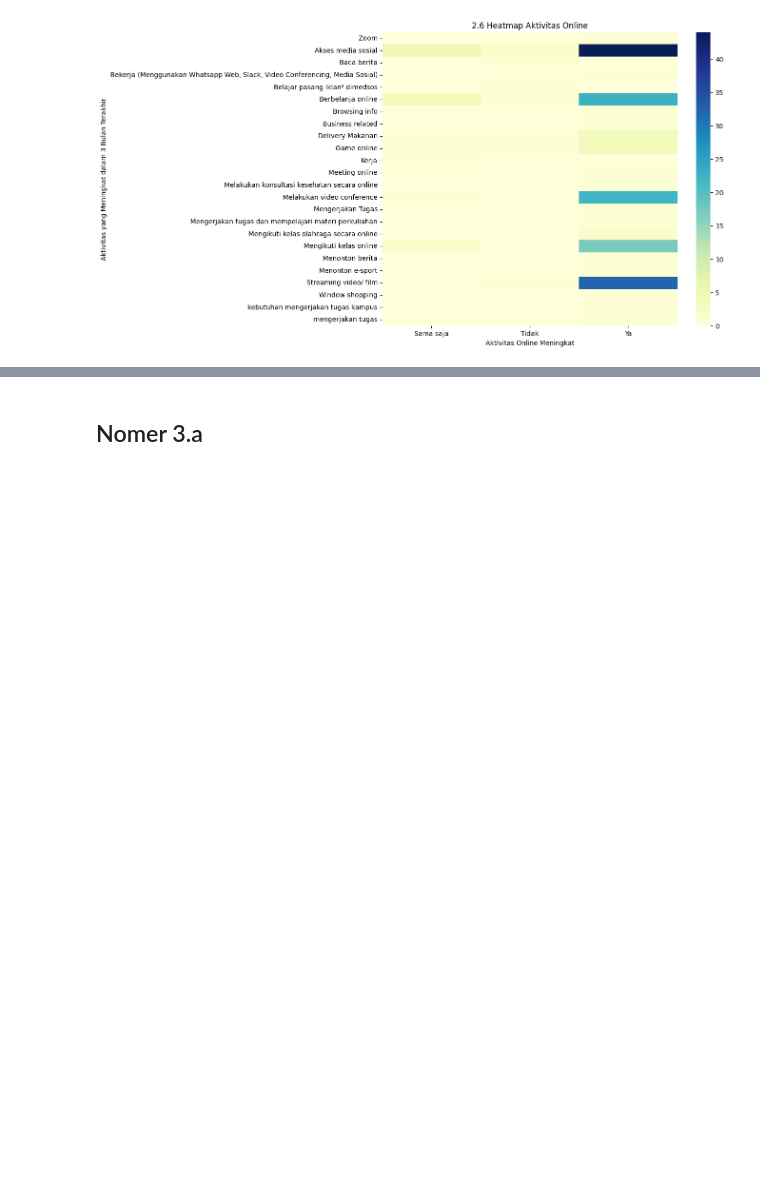
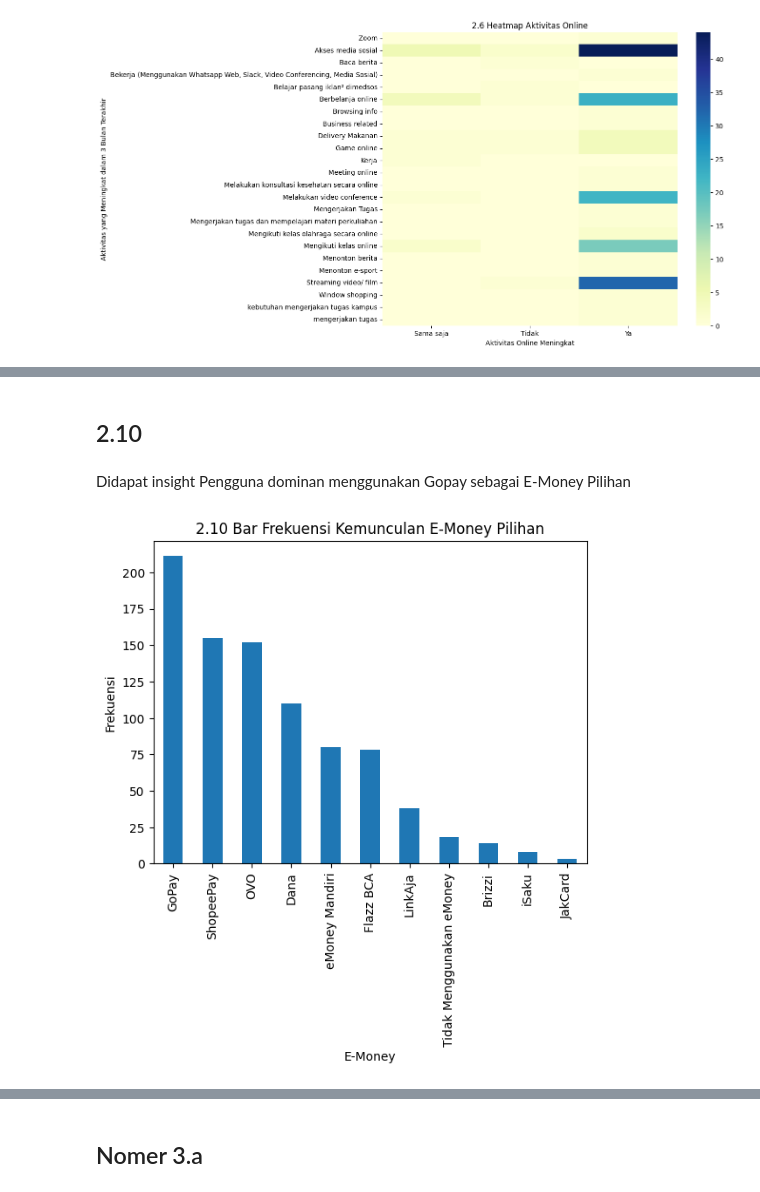
Before and after one commit to farhan-sw/tubes-probstat, a Jupyter notebook: 13222114_Tubes.ipynb, the cells around one changed output, grey strips where cells are left out. Drawn from its saved outputs; the diff is of its cells as text; code cells hidden in the pictures; blank space fills up the shorter version.

```diff
--- a/13222114_Tubes.ipynb
+++ b/13222114_Tubes.ipynb
@@ -224,0 +277,25 @@ plt.show()
+# %% [markdown]
+## 2.10
+# %% [markdown]
+Didapat insight Pengguna dominan menggunakan Gopay sebagai E-Money Pilihan
+# %%
+layanan = pd.concat([df['emoney_pilihan_1'], df['emoney_pilihan_2'],
+                     df['emoney_pilihan_3'], df['emoney_pilihan_4'],
+                     df['emoney_pilihan_5'], df['emoney_pilihan_6'],
+                     df['emoney_pilihan_7'], df['emoney_pilihan_8'],
+                     df['emoney_pilihan_9'], df['emoney_pilihan_10'],
+                     df['emoney_pilihan_11']])
+
+# Menghitung frekuensi kemunculan E-Money
+counts = layanan.value_counts()
+
+# Membuat bar chart
+counts.plot(kind='bar')
+
+plt.title('2.10 Bar Frekuensi Kemunculan E-Money Pilihan')
+plt.xlabel('E-Money')
+plt.ylabel('Frekuensi')
+
+plt.show()
+# %% [output]
+[figure, added]
```
Also changed, not shown: parts of 28 cells of this notebook.
